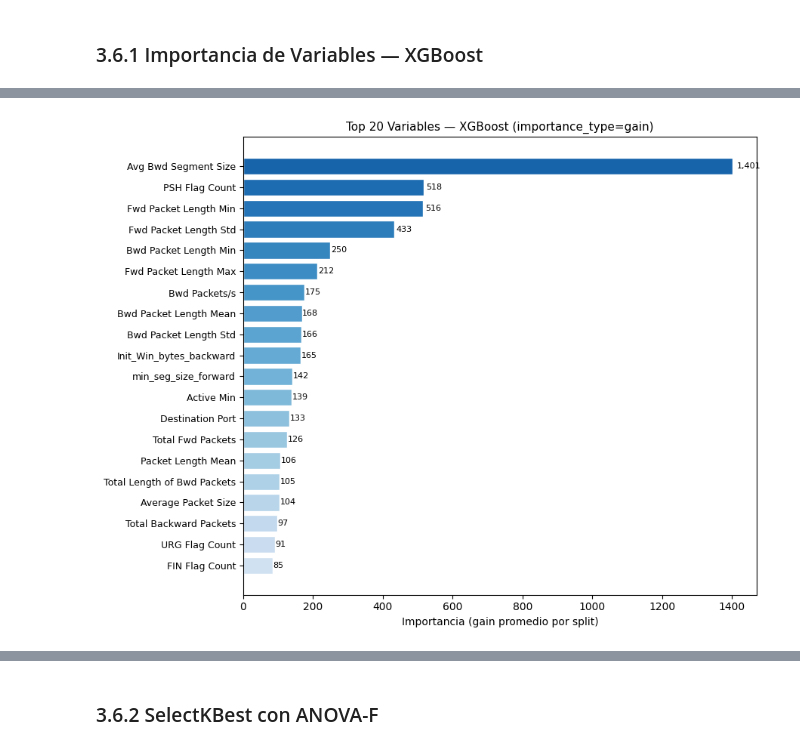
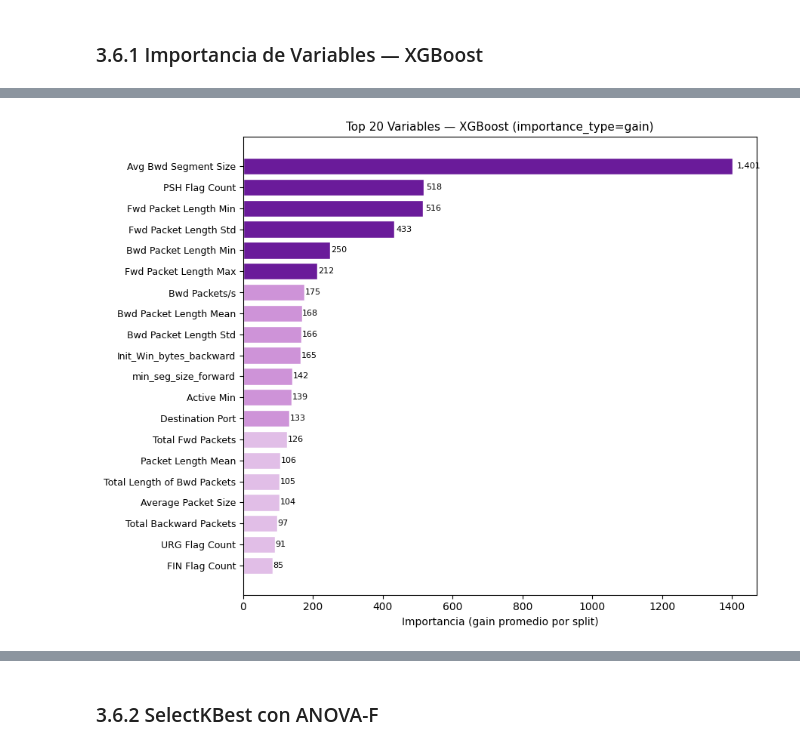
Before and after one commit to jotaeleb/tif-ciencias-de-datos, a Jupyter notebook: notebooks/proyecto_modelado.ipynb, the cells around one changed output, grey strips where cells are left out. Saved outputs shown, nothing was run; the diff lists cells and outputs as text; code cells hidden in the pictures.

```diff
--- a/notebooks/proyecto_modelado.ipynb
+++ b/notebooks/proyecto_modelado.ipynb
@@ -181,4 +168,0 @@ def evaluarModelo(y_prueba, predicciones,clases=None):
-# %%
-print("Carga Dataset")
-df = cargarDataset(["dataset_limpio_submuestreo.parquet"])
-print(df.shape)
@@ -966,5 +904,5 @@ XGBoost calcula internamente cuánto contribuye cada variable a reducir el error
 # %%
-# Entrenamos XGBoost con todas las features (configuración ganadora de la Iteración 2)
+# Modelo de referencia para extraer importancias (visualización)
 xgb_completo = XGBClassifier(
     objective='multi:softprob',
     eval_metric='mlogloss',
@@ -974,7 +912,8 @@ xgb_completo = XGBClassifier(
     learning_rate=0.1,
     subsample=0.8,
     colsample_bytree=0.8,
-    random_state=42,
+    tree_method='hist',
+    random_state=SEED,
     n_jobs=-1
 )
 
@@ -982,13 +921,11 @@ xgb_completo.fit(X_train, y_train, sample_weight=pesos_train)
 
 # Extraer importancias por GAIN
 importancias_gain = xgb_completo.get_booster().get_score(importance_type='gain')
-
-# Convertir a Series y ordenar
 importancias_serie = pd.Series(importancias_gain).sort_values(ascending=False)
 
-print(f"Features con importancia > 0 : {len(importancias_serie)}")
-print(f"Features con importancia = 0 : {X_train.shape[1] - len(importancias_serie)}")
-print(f"\nTop 10 features (gain):")
+print(f'Features con importancia > 0 : {len(importancias_serie)}')
+print(f'Features con importancia = 0 : {X_train.shape[1] - len(importancias_serie)}')
+print(f'\nTop 10 features (gain):')
 print(importancias_serie.head(10).round(2))
 # %% [output]
 Features con importancia > 0 : 60
@@ -1009,19 +954,27 @@ dtype: float64
 # %%
-# Gráfico: Top 20 features por importancia (gain)
-top20 = importancias_serie.head(20)
+# Gráfico Top 20 — XGBoost Gain
+K = 20
+top20_gain = importancias_serie.head(K)
 
 fig, ax = plt.subplots(figsize=(9, 7))
-colores = plt.cm.Blues_r(np.linspace(0.2, 0.8, len(top20)))
-ax.barh(top20.index[::-1], top20.values[::-1], color=colores[::-1], edgecolor='white')
+n = len(top20_gain)
+colores_xgb = [
+    PALETA['XGB_smote'] if i < n // 3 else
+    PALETA['XGB_base']  if i < 2 * n // 3 else
+    '#E1BEE7'
+    for i in range(n)
+]
+ax.barh(top20_gain.index[::-1], top20_gain.values[::-1],
+        color=colores_xgb[::-1], edgecolor='white')
 
 ax.set_xlabel('Importancia (gain promedio por split)', fontsize=10)
-ax.set_title('Top 20 Variables — XGBoost (importance_type=gain)', fontsize=11)
+ax.set_title(f'Top {K} Variables — XGBoost (importance_type=gain)', fontsize=11)
 ax.tick_params(axis='y', labelsize=9)
 
-for i, (idx, val) in enumerate(zip(top20.index[::-1], top20.values[::-1])):
+for i, (feat, val) in enumerate(zip(top20_gain.index[::-1], top20_gain.values[::-1])):
     ax.text(val * 1.01, i, f'{val:,.0f}', va='center', fontsize=8)
 
 plt.tight_layout()
 plt.show()
 # %% [output]
-[figure, old version]
+[figure, new version]
```
Also changed, not shown: parts of 97 cells of this notebook.
